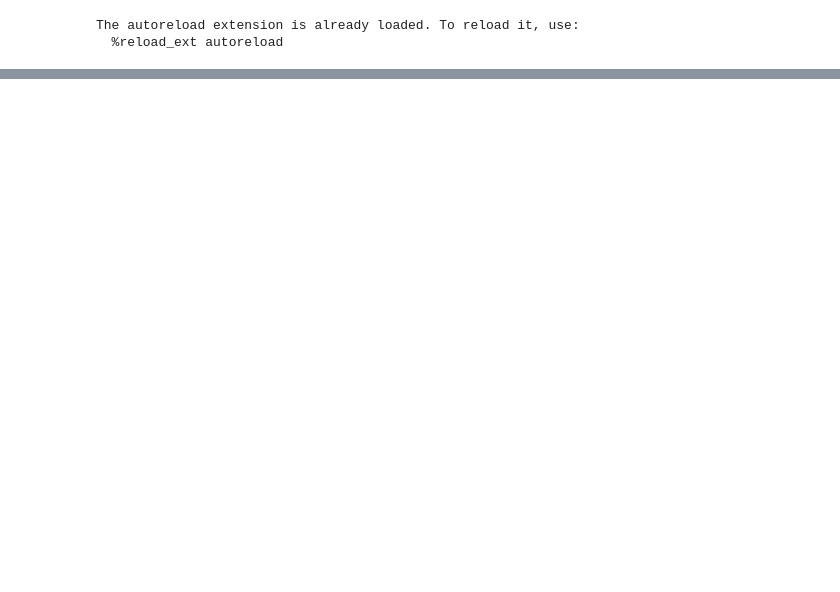
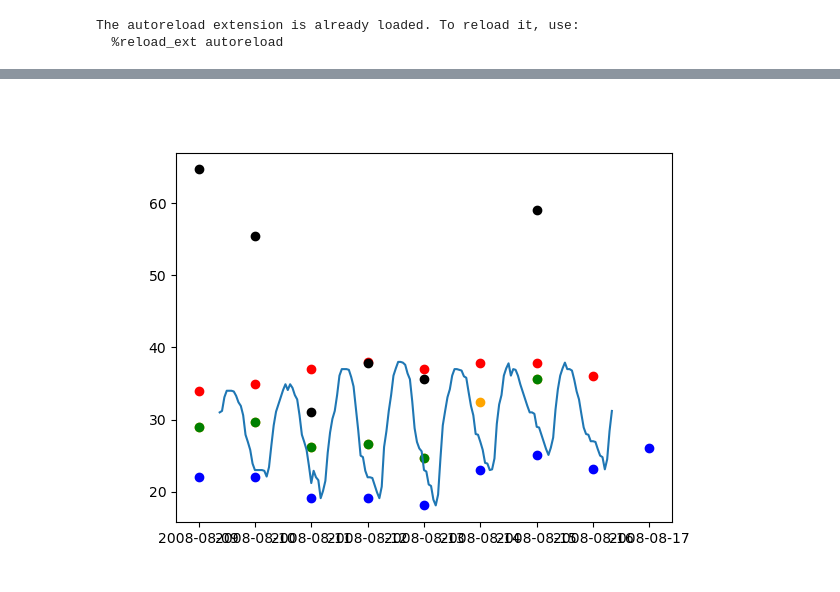
Before and after one commit to nbachand/graphBEM, a Jupyter notebook: energyPlus/weather.ipynb, the cells around one changed output, grey strips where cells are left out. Saved outputs shown, nothing was run; the diff lists cells and outputs as text; code cells hidden in the pictures; blank space fills up the shorter version.

```diff
--- a/energyPlus/weather.ipynb
+++ b/energyPlus/weather.ipynb
@@ -49,0 +305,81 @@ len(np.unique(uniqueMonths))
+# %%
+toPlot = True
+weatherProperties = {
+    "zone": [],
+    "month": [],
+    "cooling_degree_days": [],
+    "ventilation_degree_days": [],
+    "ventilation_wind": []
+}
+
+coolingThreshold = 24
+coolingDegBase = 21 #18
+dt = 60 * 60
+daySteps = int(24 * 60 * 60 / dt)
+hStartOffset = 8
+startOffsetSteps = int(hStartOffset * 60 * 60 / dt)
+runDays = 7
+weatherDays = runDays + int(np.ceil(hStartOffset / 24))
+runSteps = int(runDays * daySteps)
+weatherSteps = int(weatherDays * daySteps)
+
+N = 1000
+n = 0
+while n < N:
+    chosenZone = random.choice(list(climate_zones.keys()))
+    chosenMonth = random.randint(1, 12)
+    dataZoneMonth = data[(data["ClimateZone"]==chosenZone) & (data.index.month==chosenMonth)]
+    year = sp.stats.mode(dataZoneMonth.index.year.values).mode
+    dataZoneMonth = dataZoneMonth[dataZoneMonth.index.year==year]
+
+    totalSteps, _ = dataZoneMonth.shape
+    startStep = random.randrange(0, totalSteps-weatherSteps, daySteps)
+    chosenData = dataZoneMonth.iloc[startStep : startStep + weatherSteps]
+
+    daily_highs = chosenData.resample('D')['Dry Bulb Temperature'].max()[0:-1]
+    daily_lows = chosenData.resample('D')['Dry Bulb Temperature'].min()
+    daily_wind = chosenData.resample('D')['Wind Speed'].mean()
+
+    cooling_degree = []
+    vent_degree = []
+    vent_wind = []
+    for i in range(runDays):
+        cooling_degree.append(np.max([0, (daily_highs[i] + daily_lows[i])/2 - coolingDegBase]))
+        if daily_lows[i+1] < coolingThreshold:
+            vent_degree.append(cooling_degree[i])
+            vent_wind.append(daily_wind[i])
+        else:
+            vent_degree.append(0)
+
+    cooling_degree_days = np.sum(cooling_degree)
+    vent_degree_days = np.sum(vent_degree)
+    if vent_degree_days <= runDays:
+        continue
+    n += 1
+    weatherProperties["zone"].append(chosenZone)
+    weatherProperties["month"].append(chosenMonth)
+    weatherProperties["cooling_degree_days"].append(cooling_degree_days)
+    weatherProperties["ventilation_degree_days"].append(vent_degree_days)
+    weatherProperties["ventilation_wind"].append(np.mean(vent_wind))
+
+    chosenData = chosenData.iloc[startOffsetSteps : runSteps + startOffsetSteps]
+
+    if toPlot:
+        toPlot = False
+        plt.figure()
+        plt.plot(chosenData.index, chosenData["Dry Bulb Temperature"])
+        plt.scatter(daily_highs.index, daily_highs, color='red')
+        plt.scatter(daily_lows.index, daily_lows, color='blue')
+        for i in range(runDays):
+            if cooling_degree[i] > 0:
+                plt.scatter(daily_highs.index[i], daily_lows[i]+cooling_degree[i], color='orange')
+            if vent_degree[i] > 0:
+                plt.scatter(daily_highs.index[i], daily_lows[i]+vent_degree[i], color='green')
+                plt.scatter(daily_highs.index[i], vent_wind.pop(0)*10, color='black')
+
+plt.figure(); sns.histplot(weatherProperties["cooling_degree_days"], binwidth=10)
+plt.figure(); sns.histplot(weatherProperties["ventilation_degree_days"], binwidth=10)
+plt.figure(); sns.histplot(weatherProperties["month"], binwidth=1, discrete=True)
+plt.figure(); sns.histplot(weatherProperties["zone"], binwidth=1, discrete=True)
+plt.figure(); sns.histplot(weatherProperties["ventilation_wind"], binwidth=1, discrete=True)
+# %% [output]
@@ -49,0 +387 @@ len(np.unique(uniqueMonths))
+[figure, added]
```
Also changed, not shown: parts of 10 cells of this notebook.
